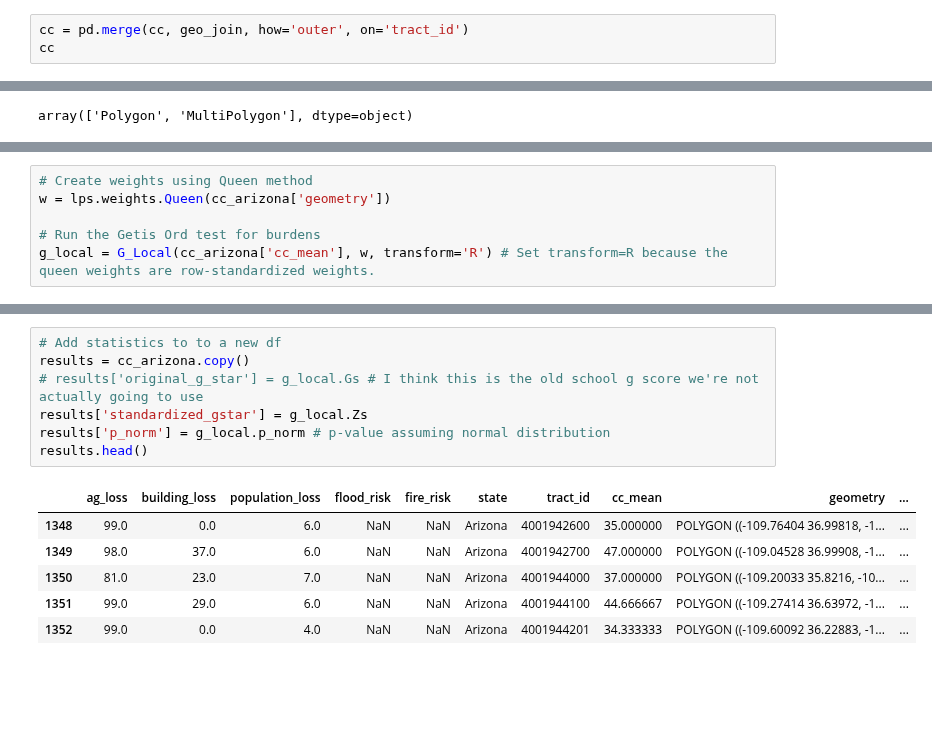
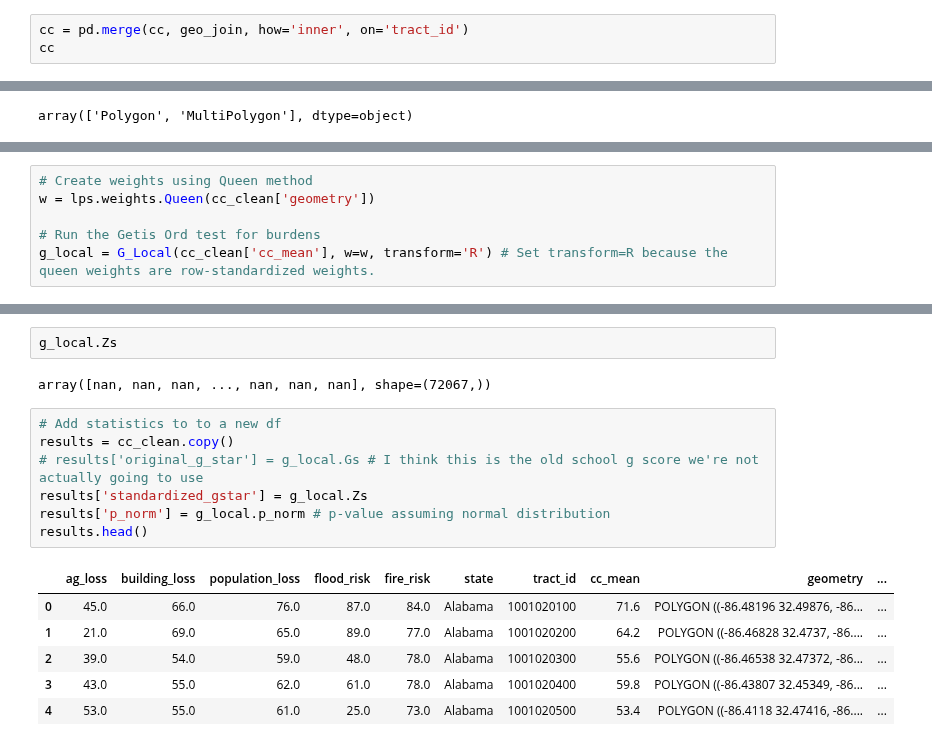
Before and after one commit to haylee360/j40-data-exploration, a Jupyter notebook: gstar-tuning.ipynb, the cells around one changed output, grey strips where cells are left out. Cells and saved outputs as stored; diff of their text form; blank space fills up the shorter version.

```diff
--- a/gstar-tuning.ipynb
+++ b/gstar-tuning.ipynb
@@ -312,5 +310,5 @@ dtype: object
 # %%
-cc = pd.merge(cc, geo_join, how='outer', on='tract_id')
+cc = pd.merge(cc, geo_join, how='inner', on='tract_id')
 cc
 # %% [output]
 |  | ag_loss | building_loss | population_loss | flood_risk | fire_risk | state | tract_id | cc_mean | geometry |
@@ -359,6 +363,6 @@ array(['Polygon', 'MultiPolygon'], dtype=object)
 # %%
 # Create weights using Queen method
-w = lps.weights.Queen(cc_arizona['geometry'])
+w = lps.weights.Queen(cc_clean['geometry'])
 
 # Run the Getis Ord test for burdens
-g_local = G_Local(cc_arizona['cc_mean'], w, transform='R') # Set transform=R because the queen weights are row-standardized weights.
+g_local = G_Local(cc_clean['cc_mean'], w=w, transform='R') # Set transform=R because the queen weights are row-standardized weights.
@@ -365,17 +381,21 @@ g_local = G_Local(cc_arizona['cc_mean'], w, transform='R') # Set transform=R bec
+# %%
+g_local.Zs
+# %% [output]
+array([nan, nan, nan, ..., nan, nan, nan], shape=(72067,))
 # %%
 # Add statistics to to a new df
-results = cc_arizona.copy()
+results = cc_clean.copy()
 # results['original_g_star'] = g_local.Gs # I think this is the old school g score we're not actually going to use
 results['standardized_gstar'] = g_local.Zs
 results['p_norm'] = g_local.p_norm # p-value assuming normal distribution
 results.head()
 # %% [output]
 |  | ag_loss | building_loss | population_loss | flood_risk | fire_risk | state | tract_id | cc_mean | geometry | ... |
-| 1348 | 99.0 | 0.0 | 6.0 | NaN | NaN | Arizona | 4001942600 | 35.000000 | POLYGON ((-109.76404 36.99818, -1... | ... |
-| 1349 | 98.0 | 37.0 | 6.0 | NaN | NaN | Arizona | 4001942700 | 47.000000 | POLYGON ((-109.04528 36.99908, -1... | ... |
-| 1350 | 81.0 | 23.0 | 7.0 | NaN | NaN | Arizona | 4001944000 | 37.000000 | POLYGON ((-109.20033 35.8216, -10... | ... |
-| 1351 | 99.0 | 29.0 | 6.0 | NaN | NaN | Arizona | 4001944100 | 44.666667 | POLYGON ((-109.27414 36.63972, -1... | ... |
-| 1352 | 99.0 | 0.0 | 4.0 | NaN | NaN | Arizona | 4001944201 | 34.333333 | POLYGON ((-109.60092 36.22883, -1... | ... |
+| 0 | 45.0 | 66.0 | 76.0 | 87.0 | 84.0 | Alabama | 1001020100 | 71.6 | POLYGON ((-86.48196 32.49876, -86... | ... |
+| 1 | 21.0 | 69.0 | 65.0 | 89.0 | 77.0 | Alabama | 1001020200 | 64.2 | POLYGON ((-86.46828 32.4737, -86.... | ... |
+| 2 | 39.0 | 54.0 | 59.0 | 48.0 | 78.0 | Alabama | 1001020300 | 55.6 | POLYGON ((-86.46538 32.47372, -86... | ... |
+| 3 | 43.0 | 55.0 | 62.0 | 61.0 | 78.0 | Alabama | 1001020400 | 59.8 | POLYGON ((-86.43807 32.45349, -86... | ... |
+| 4 | 53.0 | 55.0 | 61.0 | 25.0 | 73.0 | Alabama | 1001020500 | 53.4 | POLYGON ((-86.4118 32.47416, -86.... | ... |
 # %%
 # Define your custom bins (values for standardized_g_star)
 bins = [-3, -2.58, -1.96, 0, 1.96, 2.58, 3]
```
Also changed, not shown: parts of 8 cells of this notebook.
